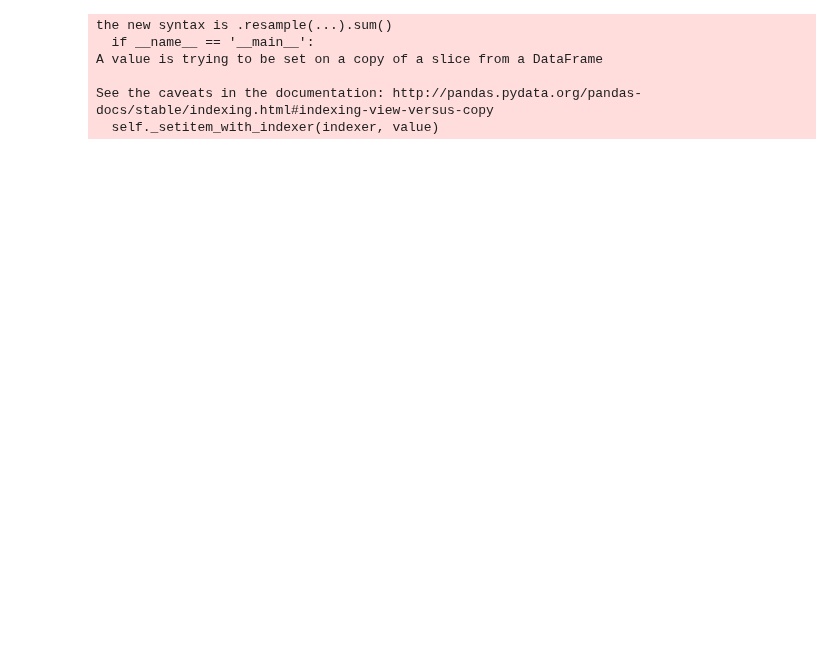
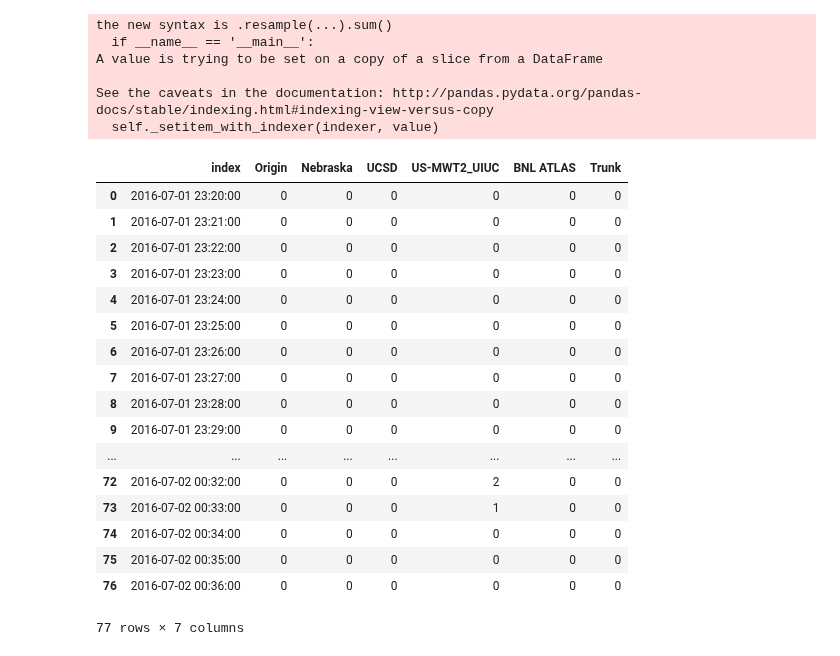
Before and after one commit to ATLAS-Analytics/AnalyticsNotebooks, a Jupyter notebook: Tony/Ilija plot.ipynb, the cells around one changed output. Saved outputs shown, nothing was run; the diff lists cells and outputs as text; code cells hidden in the pictures; blank space fills up the shorter version.

```diff
--- a/Tony/Ilija plot.ipynb
+++ b/Tony/Ilija plot.ipynb
@@ -199,6 +219,27 @@ A value is trying to be set on a copy of a slice from a DataFrame
 
 See the caveats in the documentation: http://pandas.pydata.org/pandas-docs/stable/indexing.html#indexing-view-versus-copy
   self._setitem_with_indexer(indexer, value)
+# %%
+df2
+# %% [output]
+|  | index | Origin | Nebraska | UCSD | US-MWT2_UIUC | BNL ATLAS | Trunk |
+| 0 | 2016-07-01 23:20:00 | 0 | 0 | 0 | 0 | 0 | 0 |
+| 1 | 2016-07-01 23:21:00 | 0 | 0 | 0 | 0 | 0 | 0 |
+| 2 | 2016-07-01 23:22:00 | 0 | 0 | 0 | 0 | 0 | 0 |
+| 3 | 2016-07-01 23:23:00 | 0 | 0 | 0 | 0 | 0 | 0 |
+| 4 | 2016-07-01 23:24:00 | 0 | 0 | 0 | 0 | 0 | 0 |
+| 5 | 2016-07-01 23:25:00 | 0 | 0 | 0 | 0 | 0 | 0 |
+| 6 | 2016-07-01 23:26:00 | 0 | 0 | 0 | 0 | 0 | 0 |
+| 7 | 2016-07-01 23:27:00 | 0 | 0 | 0 | 0 | 0 | 0 |
+| 8 | 2016-07-01 23:28:00 | 0 | 0 | 0 | 0 | 0 | 0 |
+| 9 | 2016-07-01 23:29:00 | 0 | 0 | 0 | 0 | 0 | 0 |
+| ... | ... | ... | ... | ... | ... | ... | ... |
+| 72 | 2016-07-02 00:32:00 | 0 | 0 | 0 | 2 | 0 | 0 |
+| 73 | 2016-07-02 00:33:00 | 0 | 0 | 0 | 1 | 0 | 0 |
+| 74 | 2016-07-02 00:34:00 | 0 | 0 | 0 | 0 | 0 | 0 |
+| 75 | 2016-07-02 00:35:00 | 0 | 0 | 0 | 0 | 0 | 0 |
+| 76 | 2016-07-02 00:36:00 | 0 | 0 | 0 | 0 | 0 | 0 |
+77 rows × 7 columns
 # %%
 df2.plot.bar(stacked=True,figsize=[24, 12])
 plt.title('Number of jobs running on each server per minute over a submit of 1,000 jobs directed to UCSDT2 (400 shown)', fontsize=20)
```
Also changed, not shown: parts of 4 cells of this notebook, 2 other files.
